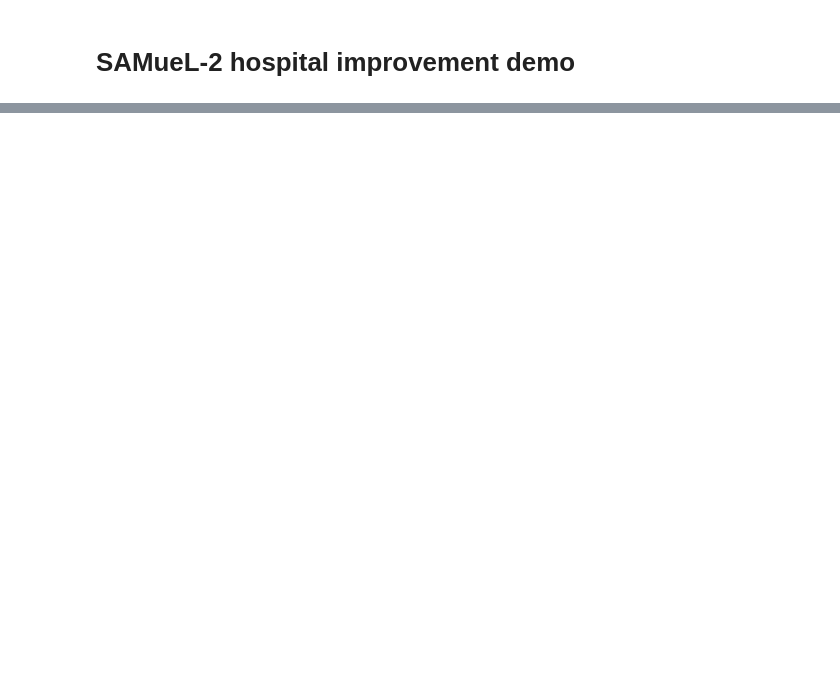
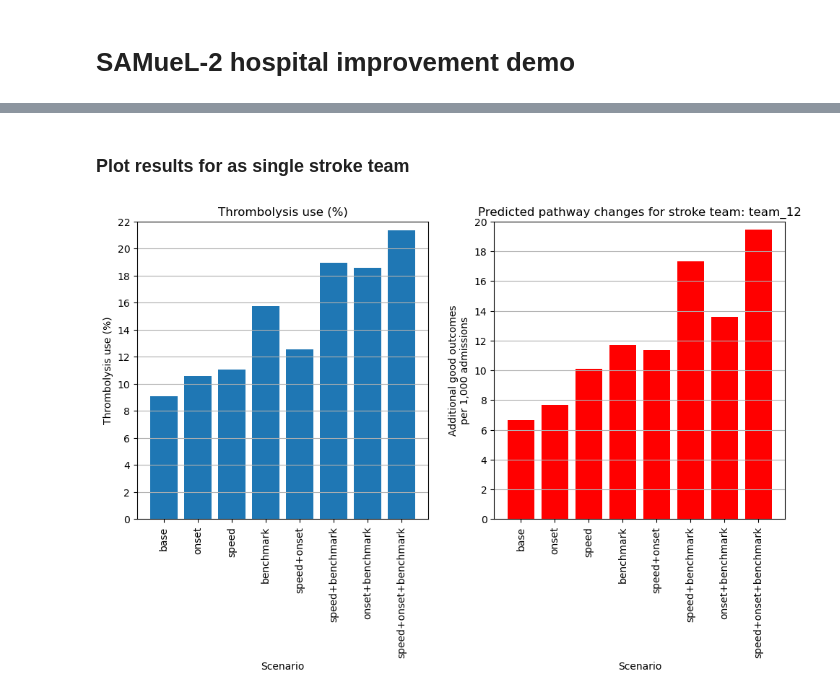
Before and after one commit to samuel-book/samuel_2_demo, a Jupyter notebook: 1_hospital_improvement_demo.ipynb, the cells around one changed output, grey strips where cells are left out. Saved outputs shown, nothing was run; the diff lists cells and outputs as text; code cells hidden in the pictures; blank space fills up the shorter version.

```diff
--- a/1_hospital_improvement_demo.ipynb
+++ b/1_hospital_improvement_demo.ipynb
@@ -30,0 +37,7 @@ pathway.plot_summary_results(show=True)
+# %% [markdown]
+### Plot results for as single stroke team
+# %%
+team = 'team_12'
+pathway.plot_team_results(team, show=True)
+# %% [output]
+[figure, added]
```
Also changed, not shown: parts of 7 cells of this notebook, 2 other files.
